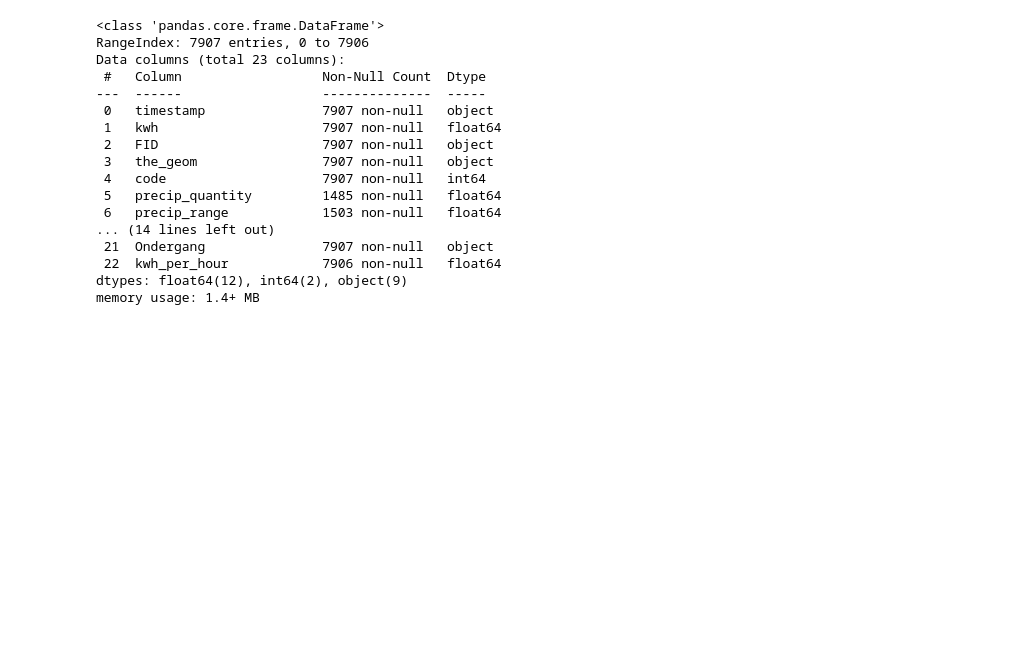
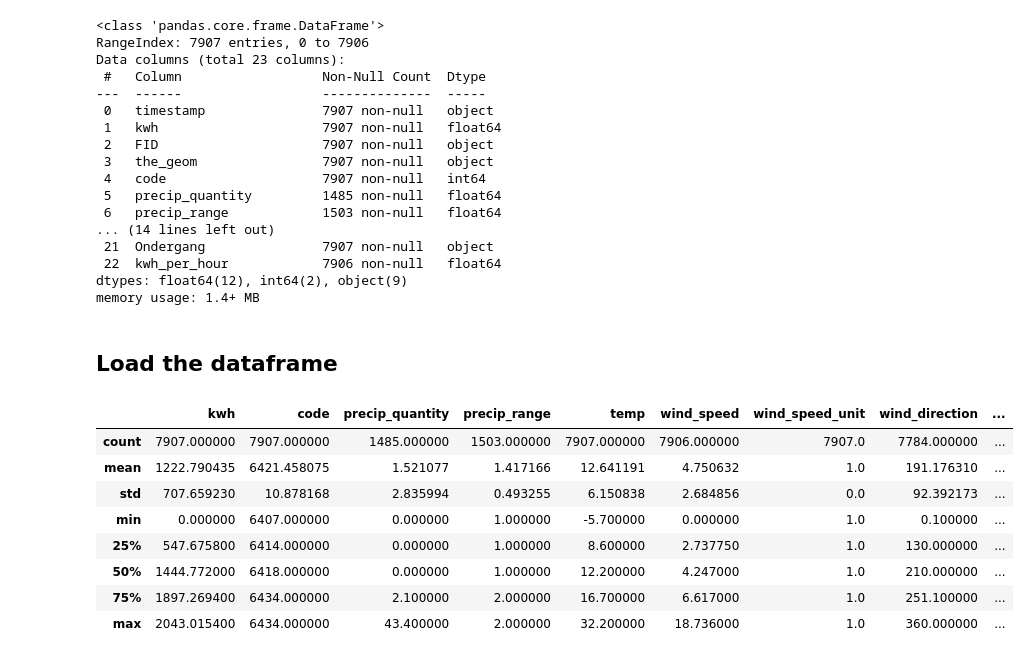
Before and after one commit to samdw6/MachineLearningProject_Solar, a Jupyter notebook: script/solar.ipynb, the cells around one changed output. Drawn from its saved outputs; the diff is of its cells as text; code cells hidden in the pictures; blank space fills up the shorter version.

```diff
--- a/script/solar.ipynb
+++ b/script/solar.ipynb
@@ -332,3 +339,5 @@ dtypes: float64(12), int64(2), object(9)
 memory usage: 1.4+ MB
 # %%
 df.to_csv('../data/final.csv', index=False)
+# %% [markdown]
+## Load the dataframe
@@ -334,0 +346,12 @@ df.to_csv('../data/final.csv', index=False)
+# %%
+df.describe()
+# %% [output]
+|  | kwh | code | precip_quantity | precip_range | temp | wind_speed | wind_speed_unit | wind_direction | ... |
+| count | 7907.000000 | 7907.000000 | 1485.000000 | 1503.000000 | 7907.000000 | 7906.000000 | 7907.0 | 7784.000000 | ... |
+| mean | 1222.790435 | 6421.458075 | 1.521077 | 1.417166 | 12.641191 | 4.750632 | 1.0 | 191.176310 | ... |
+| std | 707.659230 | 10.878168 | 2.835994 | 0.493255 | 6.150838 | 2.684856 | 0.0 | 92.392173 | ... |
+| min | 0.000000 | 6407.000000 | 0.000000 | 1.000000 | -5.700000 | 0.000000 | 1.0 | 0.100000 | ... |
+| 25% | 547.675800 | 6414.000000 | 0.000000 | 1.000000 | 8.600000 | 2.737750 | 1.0 | 130.000000 | ... |
+| 50% | 1444.772000 | 6418.000000 | 0.000000 | 1.000000 | 12.200000 | 4.247000 | 1.0 | 210.000000 | ... |
+| 75% | 1897.269400 | 6434.000000 | 2.100000 | 2.000000 | 16.700000 | 6.617000 | 1.0 | 251.100000 | ... |
+| max | 2043.015400 | 6434.000000 | 43.400000 | 2.000000 | 32.200000 | 18.736000 | 1.0 | 360.000000 | ... |
```
Also changed, not shown: parts of 7 cells of this notebook.
